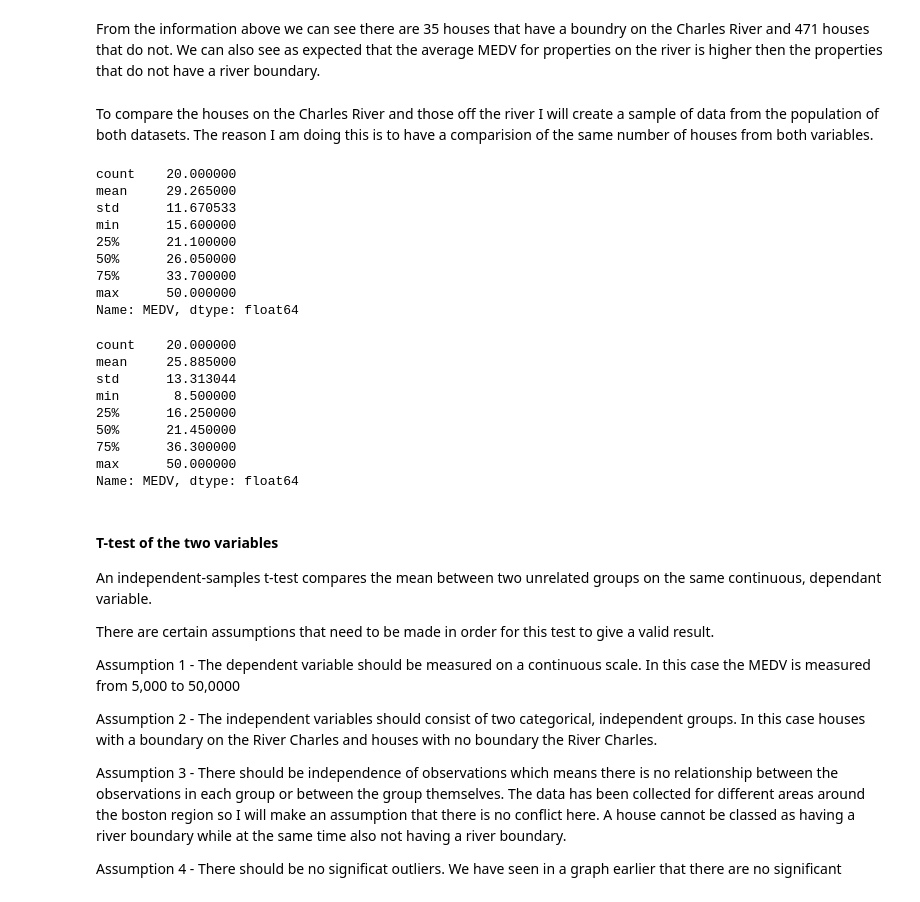
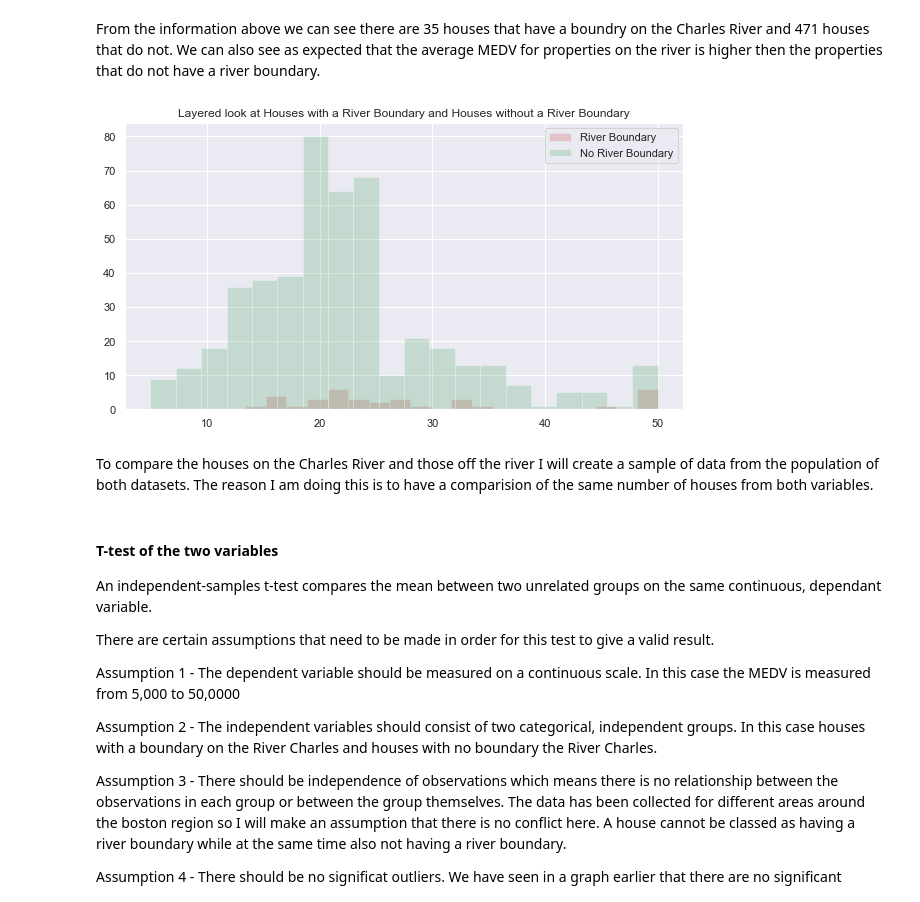
Before and after one commit to TommyVaughan/Boston-House-Prices, a Jupyter notebook: Machine Learning & Statistics - Boston House Prices.ipynb, the cells around one changed output. Drawn from its saved outputs; the diff is of its cells as text; code cells hidden in the pictures.

```diff
--- a/Machine Learning & Statistics - Boston House Prices.ipynb
+++ b/Machine Learning & Statistics - Boston House Prices.ipynb
@@ -252,36 +254,22 @@ From the information above we can see there are 35 houses that have a boundry on
 # Splitting into two datasets
 on = boston2[boston2["CHAS"] == 1]  # Houses with a river boundary
 off = boston2[boston2["CHAS"] == 0] # Houses without a river boundary
+# %%
+plt.hist(on["MEDV"], bins=20, color='r', alpha=0.25, label="River Boundary")
+plt.hist(off["MEDV"], bins=20, color='g', alpha=0.25, label = "No River Boundary")
+plt.title("Layered look at Houses with a River Boundary and Houses without a River Boundary")
+plt.legend()
+plt.show()
+# %% [output]
+[figure, added]
 # %% [markdown]
 To compare the houses on the Charles River and those off the river I will create a sample of data from the population of both datasets. The reason I am doing this is to have a comparision of the same number of houses from both variables.
 # %%
 # Getting a sample of MEDV of 20 houses on the Charles River
 a = on["MEDV"].sample(n=20, random_state=1).describe() # Random State is used to reproduce this example
-print (a)
-# %% [output]
-count    20.000000
-mean     29.265000
-std      11.670533
-min      15.600000
-25%      21.100000
-50%      26.050000
-75%      33.700000
-max      50.000000
-Name: MEDV, dtype: float64
 # %%
 # Getting a sample of MEDV of 20 houses off the Charles River
 b = off["MEDV"].sample(n=20, random_state=1).describe() # Random State is used to reproduce this example
-print (b)
-# %% [output]
-count    20.000000
-mean     25.885000
-std      13.313044
-min       8.500000
-25%      16.250000
-50%      21.450000
-75%      36.300000
-max      50.000000
-Name: MEDV, dtype: float64
 # %% [markdown]
 #### T-test of the two variables
 
```
Also changed, not shown: parts of 23 cells of this notebook.
